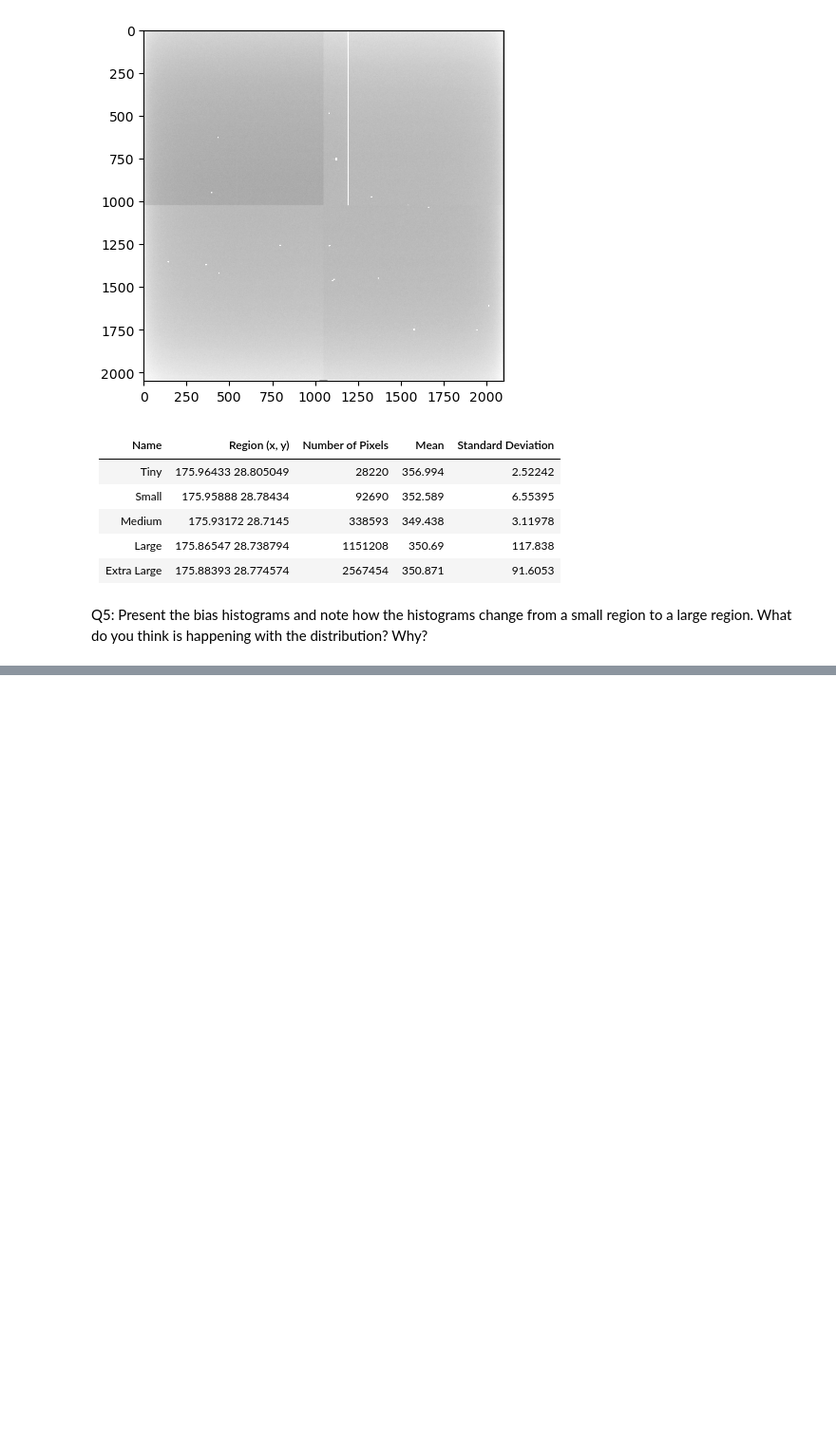
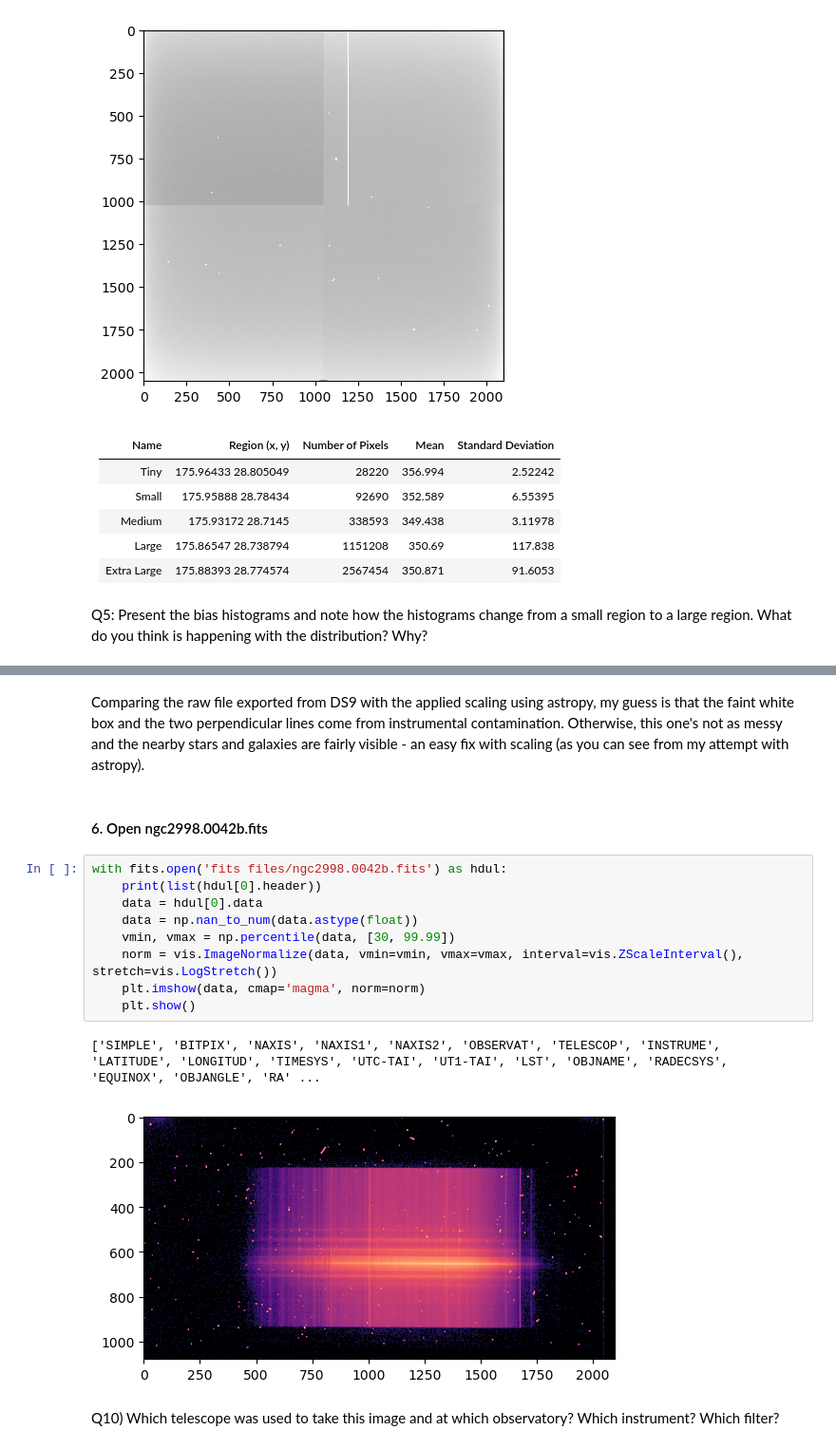
Before and after one commit to emmabacarra/Astr-480, a Jupyter notebook: Lab 2 - FITS Files & Calibration Frames/Lab2.ipynb, the cells around one changed output, grey strips where cells are left out. Shown at 95% size. Drawn from its saved outputs; the diff is of its cells as text; blank space fills up the shorter version.

```diff
--- a/Lab 2 - FITS Files & Calibration Frames/Lab2.ipynb
+++ b/Lab 2 - FITS Files & Calibration Frames/Lab2.ipynb
@@ -129,0 +198,18 @@ you think is happening with the distribution? Why?
+# %% [markdown]
+Comparing the raw file exported from DS9 with the applied scaling using astropy, my guess is that the faint white box and the two perpendicular lines come from instrumental contamination. Otherwise, this one's not as messy and the nearby stars and galaxies are fairly visible - an easy fix with scaling (as you can see from my attempt with astropy).
+# %% [markdown]
+#### 6. Open ngc2998.0042b.fits
+# %%
+with fits.open('fits files/ngc2998.0042b.fits') as hdul:
+    print(list(hdul[0].header))
+    data = hdul[0].data
+    data = np.nan_to_num(data.astype(float))
+    vmin, vmax = np.percentile(data, [30, 99.99])
+    norm = vis.ImageNormalize(data, vmin=vmin, vmax=vmax, interval=vis.ZScaleInterval(), stretch=vis.LogStretch())
+    plt.imshow(data, cmap='magma', norm=norm)
+    plt.show()
+# %% [output]
+['SIMPLE', 'BITPIX', 'NAXIS', 'NAXIS1', 'NAXIS2', 'OBSERVAT', 'TELESCOP', 'INSTRUME', 'LATITUDE', 'LONGITUD', 'TIMESYS', 'UTC-TAI', 'UT1-TAI', 'LST', 'OBJNAME', 'RADECSYS', 'EQUINOX', 'OBJANGLE', 'RA' ...
+[figure, added]
+# %% [markdown]
+Q10) Which telescope was used to take this image and at which observatory? Which instrument? Which filter?
```
Also changed, not shown: parts of 24 cells of this notebook, 6 other files.
